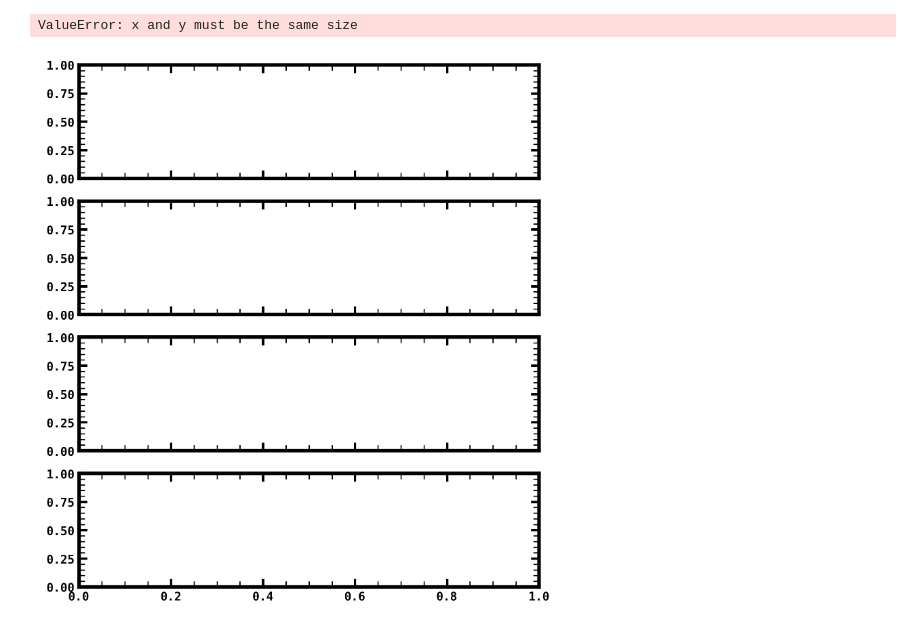
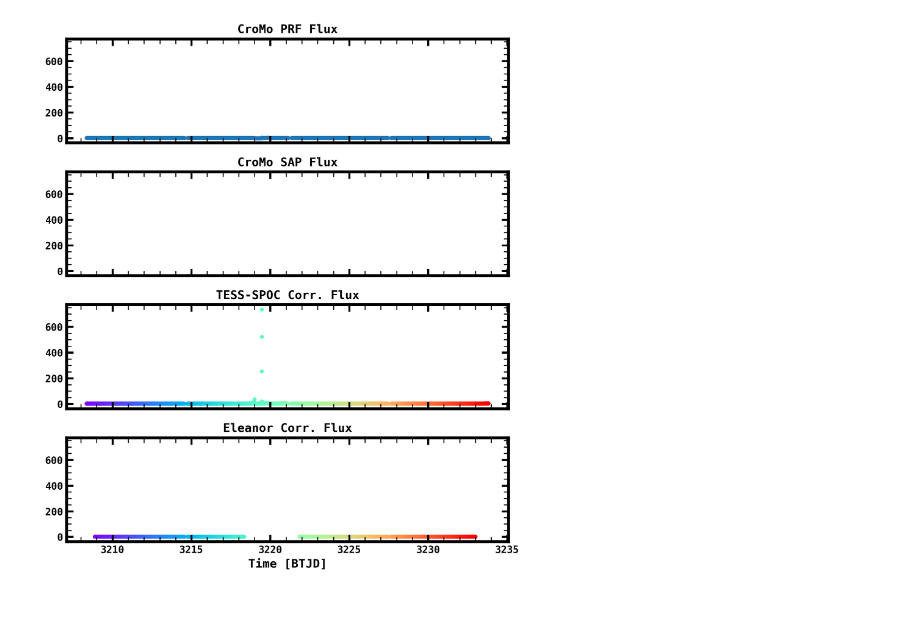
Before and after one commit to robertfwilson/TESSphomo, a Jupyter notebook: notebooks/TESSCroMo_LightCurve_Example.ipynb, the cells around one changed output. Drawn from its saved outputs; the diff is of its cells as text; code cells hidden in the pictures.

```diff
--- a/notebooks/TESSCroMo_LightCurve_Example.ipynb
+++ b/notebooks/TESSCroMo_LightCurve_Example.ipynb
@@ -16,5 +29,5 @@ SearchResult containing 0 data products.
 # %%
 #search = lk.search_tesscut('TOI 2406')
-search = lk.search_tesscut('TIC 29832948')
+search = lk.search_tesscut('LHS 3844')
 search
 # %% [output]
@@ -39,5 +42,5 @@ Length = 35 rows
 # %%
-tpf = search[5].download(cutout_size=(20,20))
+tpf = search[4].download(cutout_size=(15,15))
 # %%
 tpf.interact()
 # %% [output]
@@ -115,4 +105,4 @@ len(psf_flux), sum(np.isnan(psf_flux))
 # %%
-lc_search = lk.search_lightcurve('TOI 2406', mission='TESS',  )
+lc_search = lk.search_lightcurve('LHS 3844', mission='TESS', sector=TESSCrowd.tpf.sector )
 lc_search
 # %% [output]
@@ -137,6 +116,6 @@ SearchResult containing 15 data products.
 # %%
-lc_spoc = lc_search[0].download()
-lc_elnr=lc_search[1].download()
+lc_spoc = lc_search[2].download()
+lc_qlp=lc_search[3].download()
 
 lc_spoc.columns
 # %% [output]
@@ -298,31 +278,30 @@ plt.plot(TESSCrowd.time.value[~np.isnan(psf_flux)], norm(corr_sap) )
 # %%
 fig, axes = plt.subplots(4,1, figsize=(7,8), sharey=True, sharex=True)
 
-P=3.0766896
-t0 = 2459475.946047 - 2457000
+P=6.387597
+t0 = 2459530.543507 - 2457000
 
-axes[0].scatter(TESSCrowd.time.value%P - t0%P, norm(corr_prf), marker='.', c=TESSCrowd.time.value, cmap='rainbow')
-axes[1].plot(TESSCrowd.time.value%P- t0%P, norm(corr_sap), '.', lw=1)
-axes[2].plot(lc_spoc.time.value%P- t0%P, norm(lc_spoc.flux), '.', lw=1)
-#axes[3].plot(lc_elnr.time.value%P, lc_elnr.flux/np.nanmedian(lc_elnr.flux), '.', lw=1)
+axes[0].scatter(TESSCrowd.time.value[~np.isnan(psf_flux)], norm(psf_flux), marker='.',  cmap='rainbow')
+#axes[1].scatter(TESSCrowd.time.value[~np.isnan(psf_flux)], norm(corr_sap), marker='.',  cmap='rainbow')
+axes[2].scatter(lc_spoc.time.value, norm(lc_spoc.flux), marker='.', c=lc_spoc.time.value, cmap='rainbow')
+axes[3].scatter(lc_elnr.time.value, norm(lc_elnr.flux), marker='.', c=lc_elnr.time.value, cmap='rainbow')
 
 axes[0].set_title('CroMo PRF Flux')
 axes[1].set_title('CroMo SAP Flux')
 axes[2].set_title('TESS-SPOC Corr. Flux')
 axes[3].set_title('Eleanor Corr. Flux')
 
 axes[-1].set_xlabel('Time [BTJD]')
 
 
-axes[0].set_xlim(-0.7, 0.7)
-
+#axes[0].set_xlim(-0.45, 0.45)
+#axes[0].set_ylim(0.95, 1.05)
 
 plt.tight_layout()
 
-print('CroMo PRF LC scatter: ', point_scatter(corr_prf),)
-print('CroMo SAP LC scatter: ', point_scatter(corr_sap) )
-print('SPOC SAP LC scatter: ', point_scatter(lc_spoc.flux) )
-print('Eleanor SAP LC scatter: ', point_scatter(lc_elnr.flux) )
+#print('CroMo PRF LC scatter: ',  point_scatter(corr_prf),)
+#print('CroMo SAP LC scatter: ',  point_scatter(corr_sap) )
+#print('SPOC SAP LC scatter: ',   point_scatter(lc_spoc.flux) )
+#print('Eleanor SAP LC scatter: ',point_scatter(lc_elnr.flux) )
 # %% [output]
-ValueError: x and y must be the same size
-[figure, old version]
+[figure, new version]
```
Also changed, not shown: parts of 19 cells of this notebook, 4 other files.
